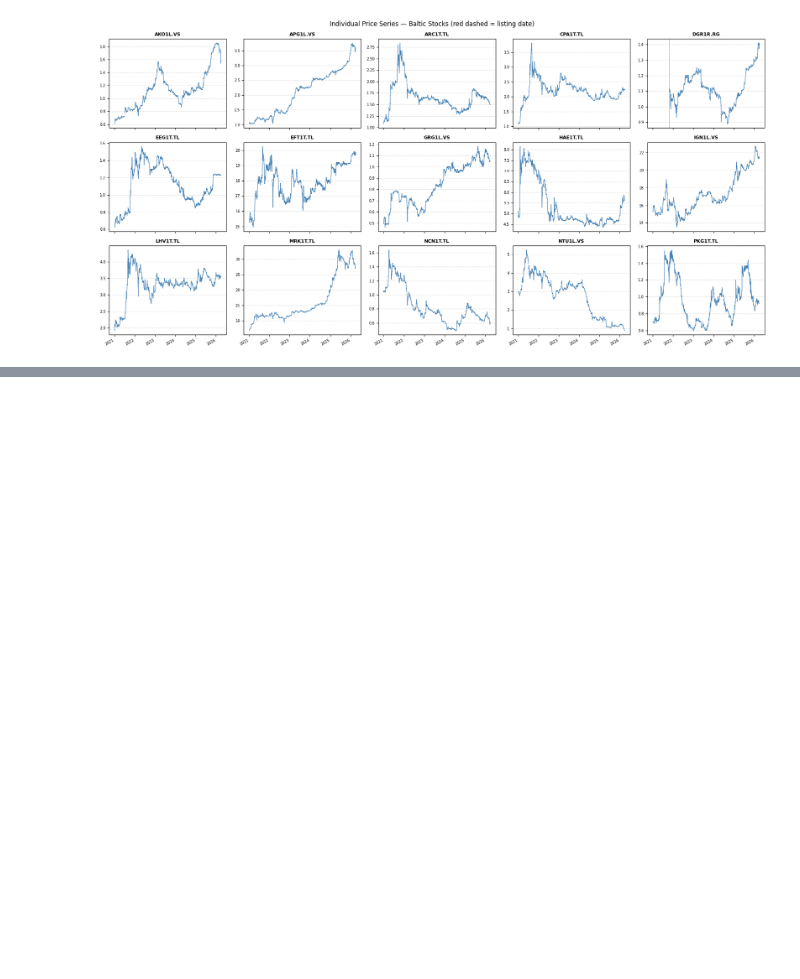
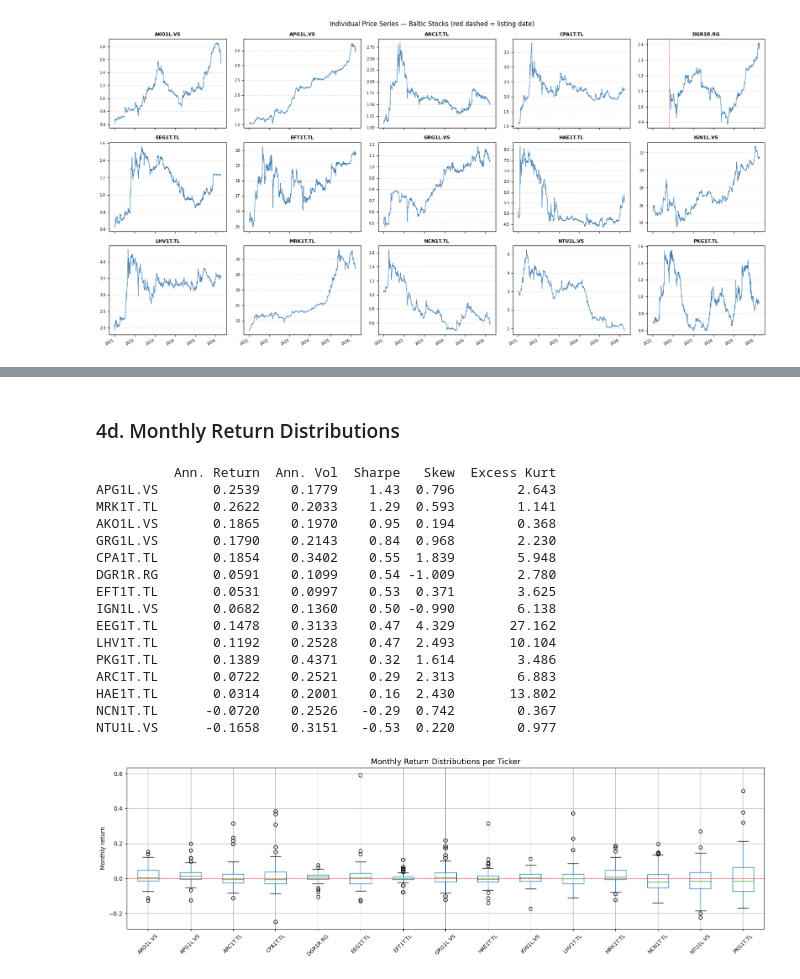
Before and after one commit to Sp0ozy/baltic-factor-model, a Jupyter notebook: notebooks/01_eda.ipynb, the cells around one changed output, grey strips where cells are left out. Cells and saved outputs as stored; diff of their text form; code cells hidden in the pictures; blank space fills up the shorter version.

```diff
--- a/notebooks/01_eda.ipynb
+++ b/notebooks/01_eda.ipynb
@@ -292,0 +405,43 @@ plt.show()
+# %% [markdown]
+### 4d. Monthly Return Distributions
+# %%
+ann_return_m = monthly_returns.mean() * 12
+ann_vol_m = monthly_returns.std() * np.sqrt(12)
+sharpe_m = ann_return_m / ann_vol_m
+
+summary_monthly = pd.DataFrame({
+    "Ann. Return": ann_return_m.round(4),
+    "Ann. Vol":    ann_vol_m.round(4),
+    "Sharpe":      sharpe_m.round(2),
+    "Skew":        monthly_returns.skew().round(3),
+    "Excess Kurt": monthly_returns.kurt().round(3),
+})
+print(summary_monthly.sort_values("Sharpe", ascending=False))
+
+# Box plot — visual comparison of monthly return spread and outliers
+fig, ax = plt.subplots(figsize=(16, 5))
+monthly_returns.boxplot(ax=ax, rot=45)
+ax.axhline(0, color="red", linewidth=0.8, linestyle="--")
+ax.set_title("Monthly Return Distributions per Ticker", fontsize=13)
+ax.set_ylabel("Monthly return")
+ax.tick_params(axis="x", labelsize=9)
+plt.tight_layout()
+plt.show()
+# %% [output]
+          Ann. Return  Ann. Vol  Sharpe   Skew  Excess Kurt
+APG1L.VS       0.2539    0.1779    1.43  0.796        2.643
+MRK1T.TL       0.2622    0.2033    1.29  0.593        1.141
+AKO1L.VS       0.1865    0.1970    0.95  0.194        0.368
+GRG1L.VS       0.1790    0.2143    0.84  0.968        2.230
+CPA1T.TL       0.1854    0.3402    0.55  1.839        5.948
+DGR1R.RG       0.0591    0.1099    0.54 -1.009        2.780
+EFT1T.TL       0.0531    0.0997    0.53  0.371        3.625
+IGN1L.VS       0.0682    0.1360    0.50 -0.990        6.138
+EEG1T.TL       0.1478    0.3133    0.47  4.329       27.162
+LHV1T.TL       0.1192    0.2528    0.47  2.493       10.104
+PKG1T.TL       0.1389    0.4371    0.32  1.614        3.486
+ARC1T.TL       0.0722    0.2521    0.29  2.313        6.883
+HAE1T.TL       0.0314    0.2001    0.16  2.430       13.802
+NCN1T.TL      -0.0720    0.2526   -0.29  0.742        0.367
+NTU1L.VS      -0.1658    0.3151   -0.53  0.220        0.977
+[figure, added]
```
Also changed, not shown: parts of 20 cells of this notebook.
